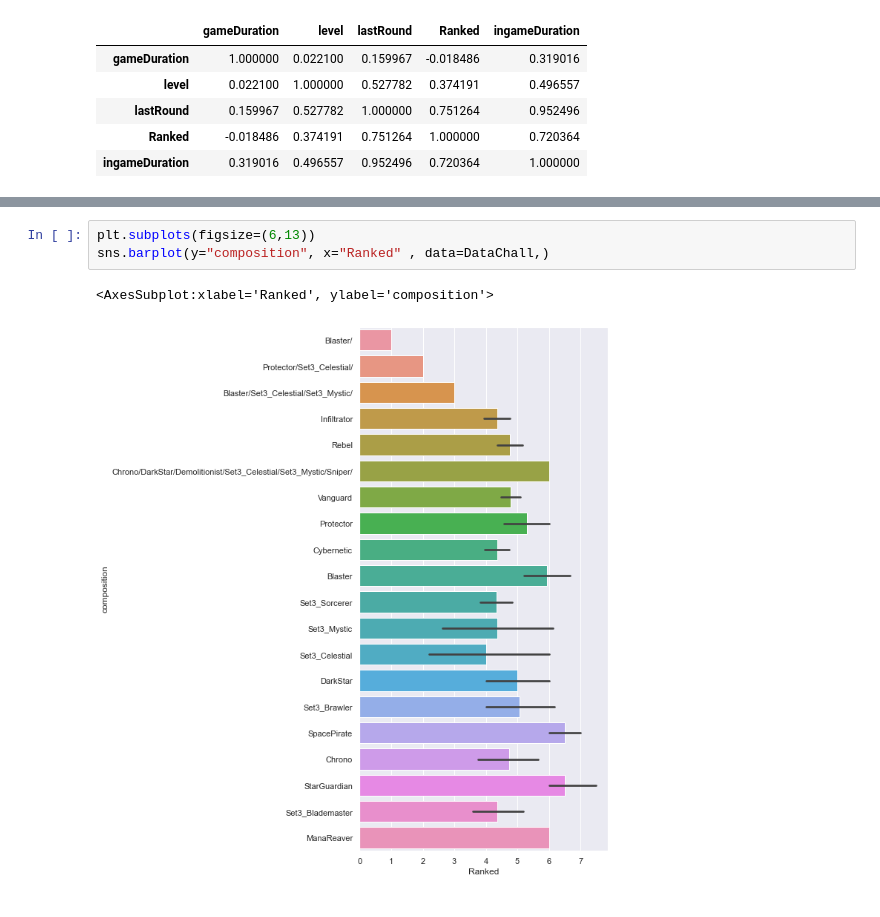
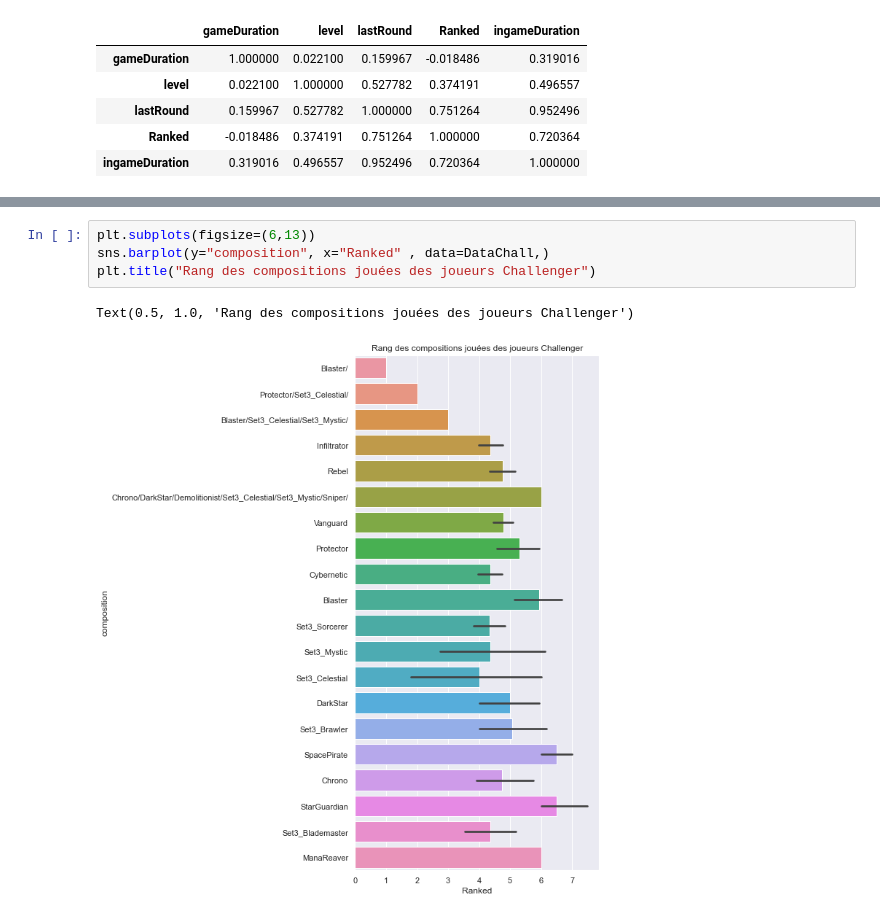
Before and after one commit to xelafi/Maths-Algo, a Jupyter notebook: Projet/TftPlatChall.ipynb, the cells around one changed output, grey strips where cells are left out. Drawn from its saved outputs; the diff is of its cells as text.

```diff
--- a/Projet/TftPlatChall.ipynb
+++ b/Projet/TftPlatChall.ipynb
@@ -289,6 +306,7 @@ sns.barplot(y="composition", x="Ranked" , data=DataPlat)
 # %%
 plt.subplots(figsize=(6,13))
 sns.barplot(y="composition", x="Ranked" , data=DataChall,)
+plt.title("Rang des compositions jouées des joueurs Challenger")
 # %% [output]
-<AxesSubplot:xlabel='Ranked', ylabel='composition'>
+Text(0.5, 1.0, 'Rang des compositions jouées des joueurs Challenger')
-[figure, old version]
+[figure, new version]
```
Also changed, not shown: parts of 25 cells of this notebook.
